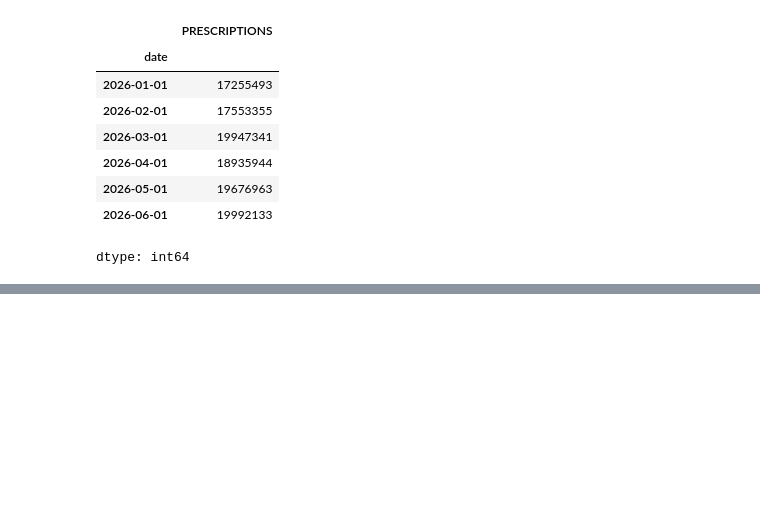
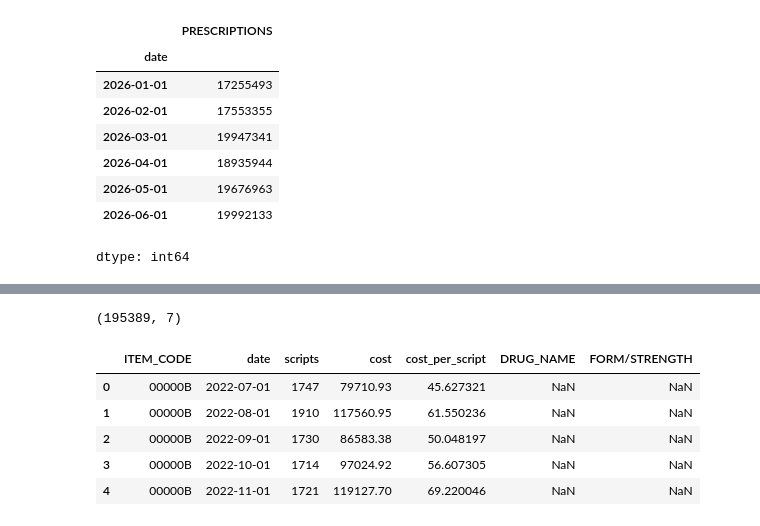
Before and after one commit to aryakamat01-sketch/pbs-generic-erosion, a Jupyter notebook: pbs_generic_erosion.ipynb, the cells around one changed output, grey strips where cells are left out. Drawn from its saved outputs; the diff is of its cells as text; code cells hidden in the pictures; blank space fills up the shorter version.

```diff
--- a/pbs_generic_erosion.ipynb
+++ b/pbs_generic_erosion.ipynb
@@ -133,0 +144,21 @@ dtype: int64
+# %%
+monthly = (work.groupby(['ITEM_CODE', 'date'])
+               .agg(scripts=('PRESCRIPTIONS', 'sum'),
+                    cost=('TOTAL_COST', 'sum'))
+               .reset_index())
+
+monthly['cost_per_script'] = monthly['cost'] / monthly['scripts']
+
+labels = drug_map[['ITEM_CODE', 'DRUG_NAME', 'FORM/STRENGTH']]
+monthly = monthly.merge(labels, on='ITEM_CODE', how='left')
+
+print(monthly.shape)
+monthly.head()
+# %% [output]
+(195389, 7)
+|  | ITEM_CODE | date | scripts | cost | cost_per_script | DRUG_NAME | FORM/STRENGTH |
+| 0 | 00000B | 2022-07-01 | 1747 | 79710.93 | 45.627321 | NaN | NaN |
+| 1 | 00000B | 2022-08-01 | 1910 | 117560.95 | 61.550236 | NaN | NaN |
+| 2 | 00000B | 2022-09-01 | 1730 | 86583.38 | 50.048197 | NaN | NaN |
+| 3 | 00000B | 2022-10-01 | 1714 | 97024.92 | 56.607305 | NaN | NaN |
+| 4 | 00000B | 2022-11-01 | 1721 | 119127.70 | 69.220046 | NaN | NaN |
```
Also changed, not shown: parts of 7 cells of this notebook.
